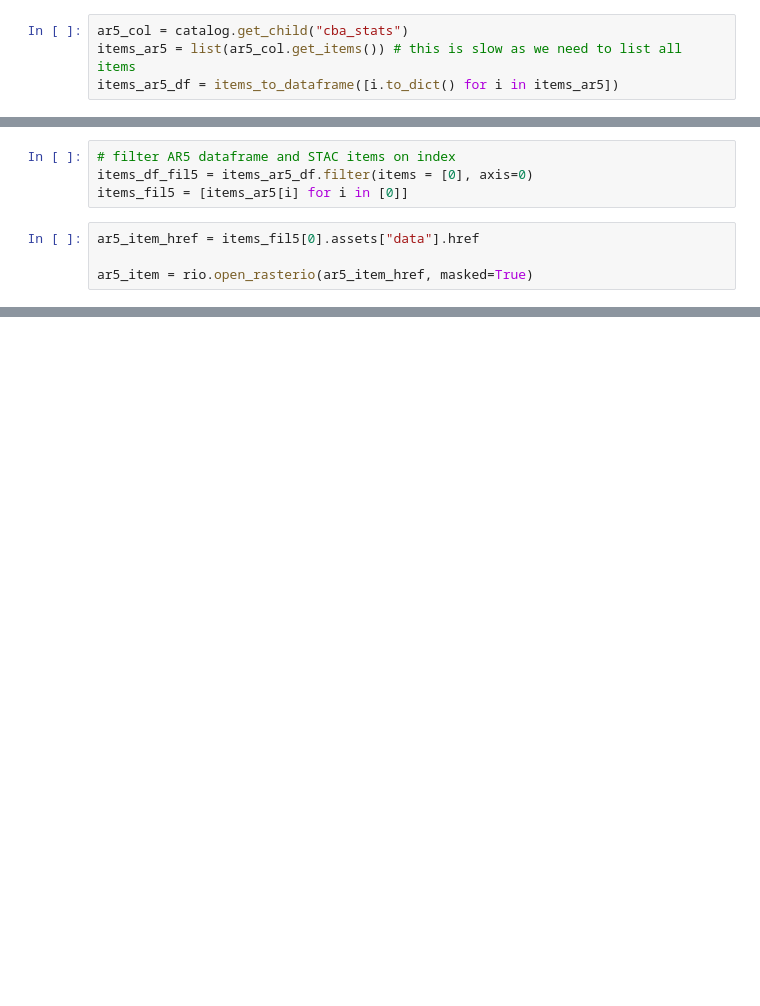
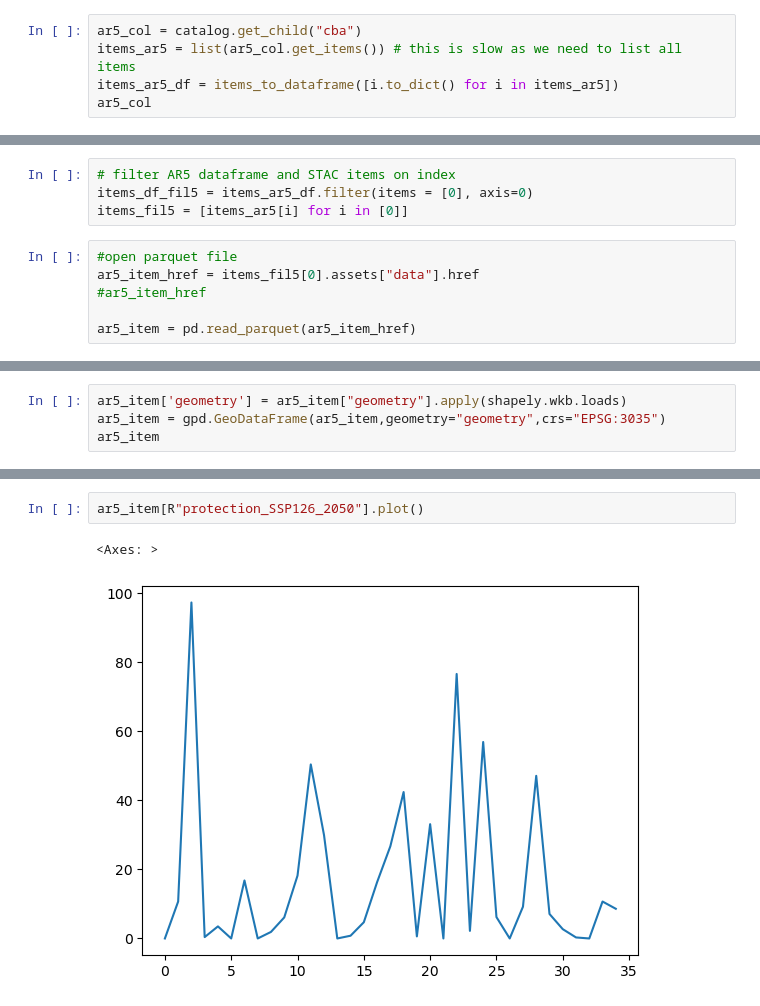
Before and after one commit to openearth/coclico-workbench, a Jupyter notebook: notebooks/cost_benefit_adaptation.ipynb, the cells around one changed output, grey strips where cells are left out. Drawn from its saved outputs; the diff is of its cells as text; blank space fills up the shorter version.

Commit message:
read cba_stats

```diff
--- a/notebooks/cost_benefit_adaptation.ipynb
+++ b/notebooks/cost_benefit_adaptation.ipynb
@@ -74,6 +75,7 @@ def items_to_dataframe(items: List[Dict]) -> pd.DataFrame:
     # df = df.sort_values("properties.datetime")
     return df
 # %%
-ar5_col = catalog.get_child("cba_stats")
+ar5_col = catalog.get_child("cba")
 items_ar5 = list(ar5_col.get_items()) # this is slow as we need to list all items
 items_ar5_df = items_to_dataframe([i.to_dict() for i in items_ar5])
+ar5_col
@@ -82,6 +86,8 @@ items_ar5_df = items_to_dataframe([i.to_dict() for i in items_ar5])
 items_df_fil5 = items_ar5_df.filter(items = [0], axis=0)
 items_fil5 = [items_ar5[i] for i in [0]]
 # %%
+#open parquet file
 ar5_item_href = items_fil5[0].assets["data"].href
+#ar5_item_href
 
-ar5_item = rio.open_rasterio(ar5_item_href, masked=True)
+ar5_item = pd.read_parquet(ar5_item_href)
@@ -87,0 +114,4 @@ ar5_item = rio.open_rasterio(ar5_item_href, masked=True)
+# %%
+ar5_item['geometry'] = ar5_item["geometry"].apply(shapely.wkb.loads)
+ar5_item = gpd.GeoDataFrame(ar5_item,geometry="geometry",crs="EPSG:3035")
+ar5_item
@@ -87,0 +136,5 @@ ar5_item = rio.open_rasterio(ar5_item_href, masked=True)
+# %%
+ar5_item[R"protection_SSP126_2050"].plot()
+# %% [output]
+<Axes: >
+[figure, added]
```
Also changed, not shown: parts of 4 cells of this notebook.
